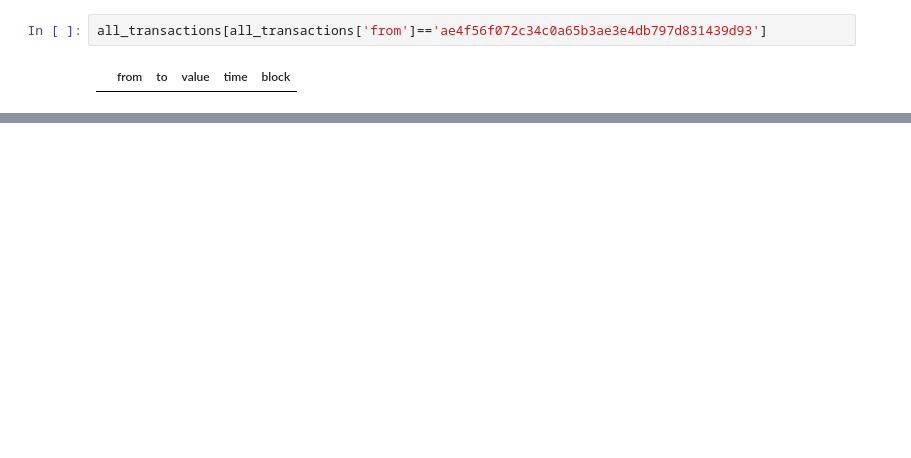
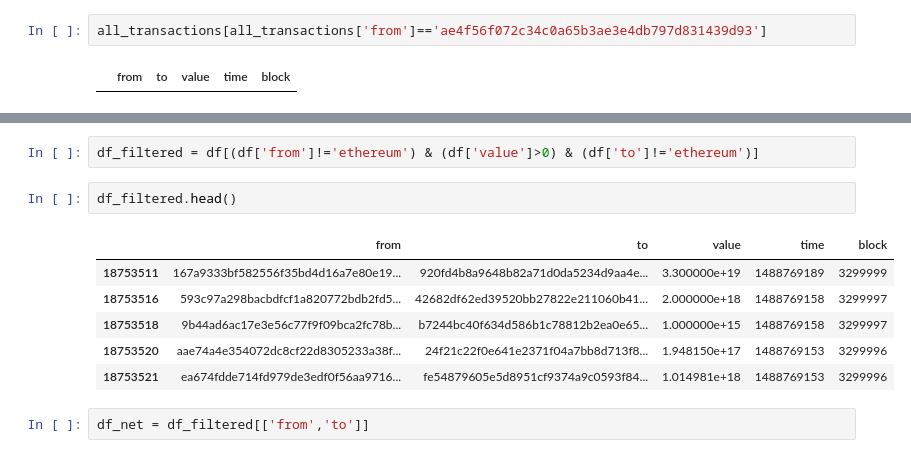
Before and after one commit to Sandipan99/Ethereum, a Jupyter notebook: EthereumExternalEffects.ipynb, the cells around one changed output, grey strips where cells are left out. Drawn from its saved outputs; the diff is of its cells as text; blank space fills up the shorter version.

```diff
--- a/EthereumExternalEffects.ipynb
+++ b/EthereumExternalEffects.ipynb
@@ -345,0 +350,13 @@ all_transactions[all_transactions['from']=='ae4f56f072c34c0a65b3ae3e4db797d83143
+# %%
+df_filtered = df[(df['from']!='ethereum') & (df['value']>0) & (df['to']!='ethereum')]
+# %%
+df_filtered.head()
+# %% [output]
+|  | from | to | value | time | block |
+| 18753511 | 167a9333bf582556f35bd4d16a7e80e19... | 920fd4b8a9648b82a71d0da5234d9aa4e... | 3.300000e+19 | 1488769189 | 3299999 |
+| 18753516 | 593c97a298bacbdfcf1a820772bdb2fd5... | 42682df62ed39520bb27822e211060b41... | 2.000000e+18 | 1488769158 | 3299997 |
+| 18753518 | 9b44ad6ac17e3e56c77f9f09bca2fc78b... | b7244bc40f634d586b1c78812b2ea0e65... | 1.000000e+15 | 1488769158 | 3299997 |
+| 18753520 | aae74a4e354072dc8cf22d8305233a38f... | 24f21c22f0e641e2371f04a7bb8d713f8... | 1.948150e+17 | 1488769153 | 3299996 |
+| 18753521 | ea674fdde714fd979de3edf0f56aa9716... | fe54879605e5d8951cf9374a9c0593f84... | 1.014981e+18 | 1488769153 | 3299996 |
+# %%
+df_net = df_filtered[['from','to']]
```
Also changed, not shown: parts of 97 cells of this notebook.
